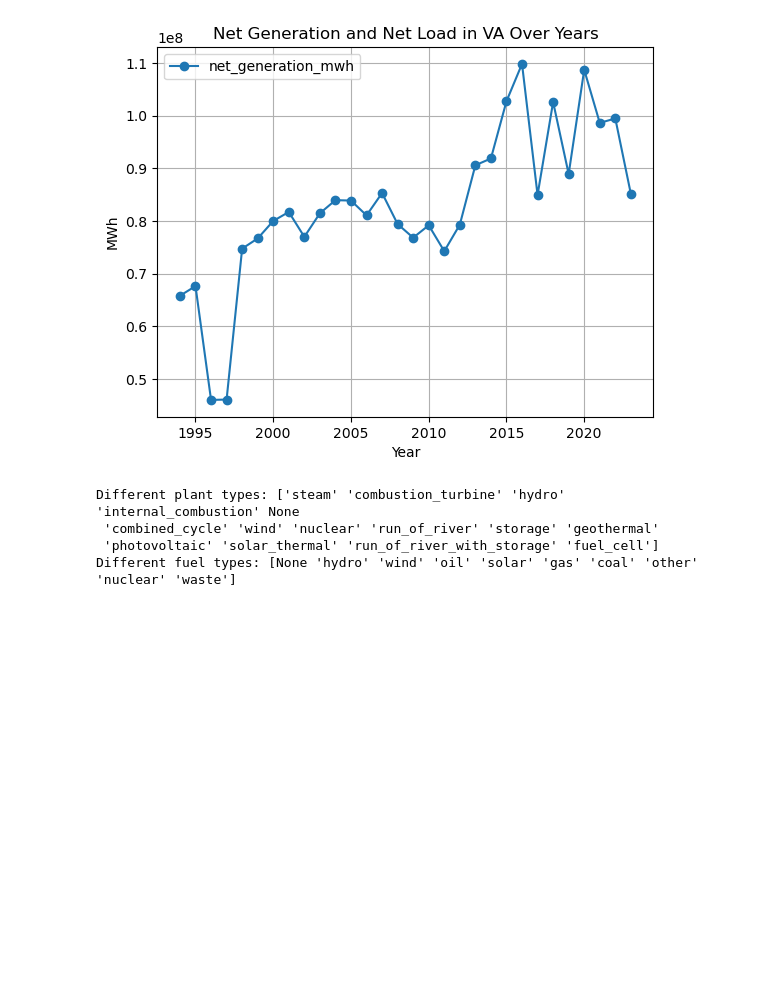
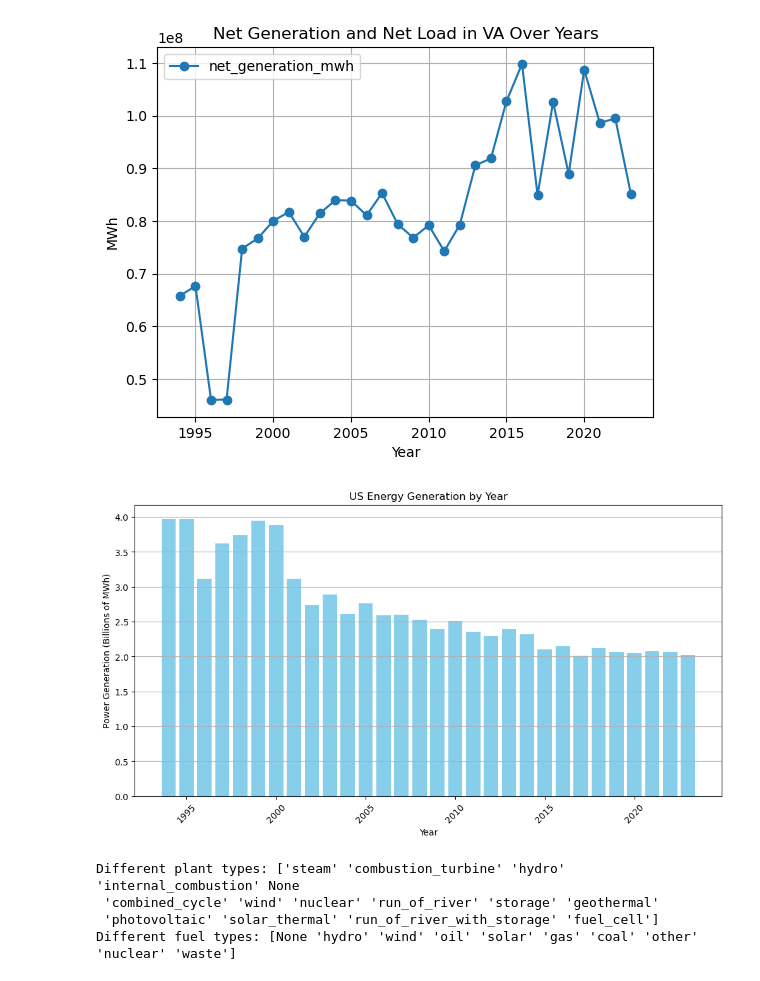
Before and after one commit to deryk96/energy-and-ai, a Jupyter notebook: Analysis.ipynb, the cells around one changed output. Drawn from its saved outputs; the diff is of its cells as text; code cells hidden in the pictures; blank space fills up the shorter version.

```diff
--- a/Analysis.ipynb
+++ b/Analysis.ipynb
@@ -258,6 +258,24 @@ plt.grid(True)
 plt.show()
 # %% [output]
 [figure]
+# %%
+import matplotlib.pyplot as plt
+
+# Group by report_year and sum the net_generation_mwh for each year
+yearly_generation = pudl_yearly_df.groupby('report_year')['net_generation_mwh'].sum().reset_index()
+
+# Plot the bar chart
+plt.figure(figsize=(12, 6))
+plt.bar(yearly_generation['report_year'], yearly_generation['net_generation_mwh'] / 1e9, color='skyblue')
+plt.xlabel('Year')
+plt.ylabel('Power Generation (Billions of MWh)')
+plt.title('US Energy Generation by Year')
+plt.xticks(rotation=45)
+plt.grid(axis='y')
+
+plt.show()
+# %% [output]
+[figure, added]
 # %%
 # Different values for type of plant
 plant_types = pudl_yearly_df['plant_type'].unique()
```
